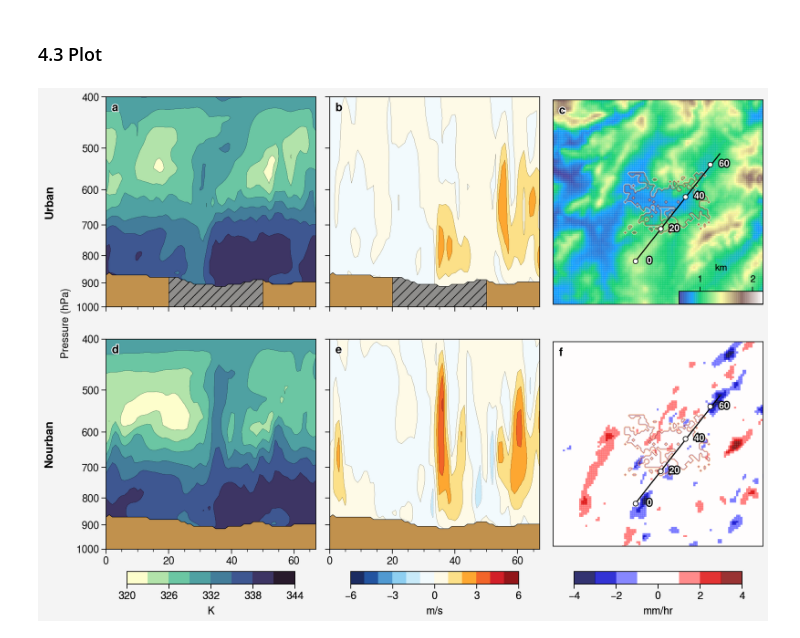
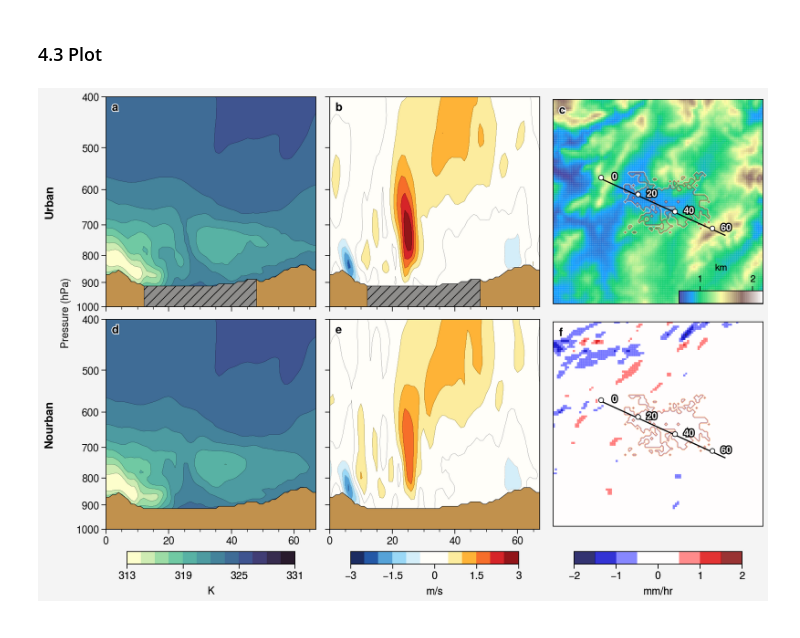
Before and after one commit to donmezkutay/Urban-Precipitation-Article, a Jupyter notebook: revision_spring_crosssection_hourly.ipynb, the cells around one changed output. Saved outputs shown, nothing was run; the diff lists cells and outputs as text; code cells hidden in the pictures.

Commit message:
#add spring cross section figure and code

```diff
--- a/revision_spring_crosssection_hourly.ipynb
+++ b/revision_spring_crosssection_hourly.ipynb
@@ -216,13 +216,13 @@ plt.savefig(r'pictures/revision_summer_crossection_hourly.jpeg',
 # %% [markdown]
 ### 4.1 Extra Datasets
 # %%
-proj_data = xr.open_dataset(r'data/summer_lin_urban_PRCP_wrfout_d03_2016-08-28.nc')['PRCP']
+proj_data = xr.open_dataset(r'data/spring_lin_urban_PRCP_wrfout_d03_2014-05-05.nc')['PRCP']
 # assign projection and dim info
 proj_data = proj_data.rio.write_crs(proj_data.attrs['pyproj_srs'])
 proj_data = proj_data.rio.set_spatial_dims(x_dim='west_east',
                              y_dim='south_north')
 # %%
-prcp_diff = xr.open_dataset('data/PRCP_diff_d03.nc')['PRCP']
+prcp_diff = xr.open_dataset('data/PRCP_spring_diff_d03.nc')['PRCP']
 # assign projection and dim info
 prcp_diff = prcp_diff.rio.write_crs(prcp_diff.attrs['pyproj_srs'])
 prcp_diff = prcp_diff.rio.set_spatial_dims(x_dim='west_east',
@@ -316,10 +276,10 @@ fig_array = [[1, 2, 3],
             ]
 graphic_no = 6
 # %%
-lat1, lon1 = 39.69234167, 32.57298333
-lat2, lon2 = 40.16235000, 33.05790278
+lat1, lon1 = 40.05448889, 32.36649722
+lat2, lon2 = 39.80196944, 33.08456944
 
-line_dt = xr.open_dataset(r'data/summer_lin_nourban_theta_e_wrfout_d03_2016-08-28.nc')
+line_dt = xr.open_dataset(r'data/spring_lin_nourban_theta_e_wrfout_d03_2014-05-05.nc')
 line_lon = line_dt.sel(xy_loc=[0, 20, 40, 60])['lon'].values
 line_lat = line_dt.sel(xy_loc=[0, 20, 40, 60])['lat'].values
 # %%
@@ -327,7 +287,7 @@ line_lat = line_dt.sel(xy_loc=[0, 20, 40, 60])['lat'].values
 fig2, axs2 = proplot.subplots(fig_array,
                             proj=[None, None, lcc, None, None, lcc],
                             includepanels=True,
-                            hspace=3.36,
+                            hspace=1.5,
                             wspace=1.3,
                             span=True,
                             sharex=4,
@@ -361,27 +321,27 @@ for i in [0, 1, 3, 4]:
 #axs2[3].sharey(axs2[4])
 
 
-cut = -0.05
-x_fill = [20, 30, 40, 50]
-y_fill = [800, 800, 800, 800]
+cut = -0.1
+x_fill = [12, 20, 30, 40, 48]
+y_fill = [800, 800, 800, 800, 800]
 
 for t in range(6):
 
     if t in [0, 3]:
         cmap = proplot.Colormap('deep')
-        clevs_total = np.arange(320, 345, 3)
+        clevs_total = np.arange(313, 331.5, 1.5)
         norm = BoundaryNorm(clevs_total,
                             ncolors=cmap.N,
                             clip=True)
-        ticks = np.arange(320, 345, 6)
+        ticks = np.arange(313, 331.1, 6)
 
     elif t in [1, 4]:
         cmap = proplot.Colormap('ColdHot')
-        clevs_total = np.arange(-6, 6.1, 1)
+        clevs_total = np.arange(-3, 3.1, 0.5)
         norm = BoundaryNorm(clevs_total,
                             ncolors=cmap.N,
                             clip=True)
-        ticks = np.arange(-6, 6.1, 3)
+        ticks = np.arange(-3, 3.1, 1.5)
 
     #############3
 
@@ -429,11 +389,11 @@ for t in range(6):
     elif t == 5:
 
         cmap = proplot.Colormap('seismic')
-        clevs_total = np.arange(-4, 4.1, 1)
+        clevs_total = np.arange(-2, 2.1, 0.5)
         norm = BoundaryNorm(clevs_total,
                             ncolors=cmap.N,
                             clip=True)
-        ticks = np.arange(-4, 4.1, 2)
+        ticks = np.arange(-2, 2.1, 0.5)
 
         mesh = axs2[t].pcolormesh(prcp_diff['lon'],
                             prcp_diff['lat'],
@@ -454,7 +414,7 @@ for t in range(6):
                    )
 
     elif t == 0:
-        dt_ens_theta = dt_ens_mean_var['theta_e'][0][0]
+        dt_ens_theta = dt_ens_mean_var['theta_e'][0][1]
 
         mesh = axs2[t].contourf(dt_ens_theta['cross_line_idx'],
                     dt_ens_theta['vertical'],#[::-1],
@@ -478,7 +438,7 @@ for t in range(6):
                      lw=0.4)
 
     elif t == 1:
-        dt_ens = dt_ens_mean_var['wa'][0][0]
+        dt_ens = dt_ens_mean_var['wa'][0][1]
 
         mesh = axs2[t].contourf(dt_ens.sel(vertical=slice(1000, 390))['cross_line_idx'],
                     dt_ens.sel(vertical=slice(1000, 390))['vertical'],#[::-1],
@@ -502,7 +462,7 @@ for t in range(6):
                      lw=0.4)
 
     elif t == 3:
-        dt_ens_theta = dt_ens_mean_var['theta_e'][1][0]
+        dt_ens_theta = dt_ens_mean_var['theta_e'][1][1]
 
         mesh = axs2[t].contourf(dt_ens_theta.sel(vertical=slice(1000, 390))['cross_line_idx'],
                     dt_ens_theta.sel(vertical=slice(1000, 390))['vertical'],#[::-1],
@@ -533,7 +493,7 @@ for t in range(6):
                    )
 
     elif t == 4:
-        dt_ens = dt_ens_mean_var['wa'][1][0]
+        dt_ens = dt_ens_mean_var['wa'][1][1]
 
         mesh = axs2[t].contourf(dt_ens.sel(vertical=slice(1000, 390))['cross_line_idx'],
                     dt_ens.sel(vertical=slice(1000, 390))['vertical'],#[::-1],
@@ -551,21 +511,6 @@ for t in range(6):
                      bottom_hgt_list,
                      color='k',
                      lw=0.4)
-
-        # quiver plot (not available)
-        #dt_ua_tempor = dt_ua_urban_ens.sel(vertical = [906, 888, 870, 852, 834, 780,
-        #                        672, 456, 132],
-        #            )[:, ::3]
-        #dt_va_tempor = dt_ua_urban_ens.sel(vertical = [906, 888, 870, 852, 834, 780,
-        #                        672, 456, 132],
-        #            )[:, ::3]
-        #
-        #axs2[t].quiver(dt_ua_tempor['cross_line_idx'],
-        #               dt_ua_tempor['vertical'],#[::-1],
-        #               dt_ua_tempor,
-        #               dt_va_tempor,
-        #               zorder = 0.3,
-        #              )
 
 
         # colorbar
@@ -600,32 +545,32 @@ for i in [2, 5]:
 
     axs2[i].scatter(line_lon, line_lat,
                    color='white',
                    transform = cartopy.crs.PlateCarree(),
                    zorder = 7,
                    s = 70,
                    marker = '.',
                    markeredgecolor='k')
 
     label_list = [0, 20, 40, 60]
     for j in range(len(label_list)):
         axs2[i].text(line_lon[j]+0.08, line_lat[j],
                  s = label_list[j],
                  size = 8,
                  border=True,
                  bordercolor='black',
                  borderwidth=2,
                  color='white',
                  transform = cartopy.crs.PlateCarree(),
                  va='center',
                  weight='bold',
                  ha = 'center',
                  path_effects=[path_effects.Stroke(linewidth=2, foreground='black'),
                                path_effects.Normal()]
                  )
 
 #save figure
-plt.savefig(r'pictures/revision_cross_section_hgt_prec_pre_event.jpeg',
+plt.savefig(r'pictures/revision_spring_cross_section_hgt_prec_pre_event.jpeg',
             bbox_inches='tight', optimize=True,
             progressive=True, dpi=1000)
 # %% [output]
-[figure, old version]
+[figure, new version]
```
Also changed, not shown: parts of 7 cells of this notebook, 4 other files.
